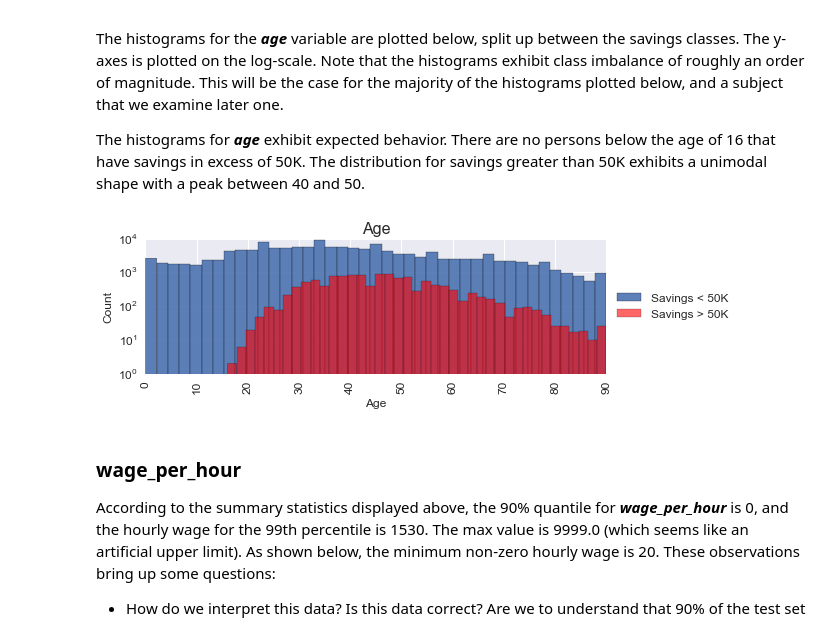
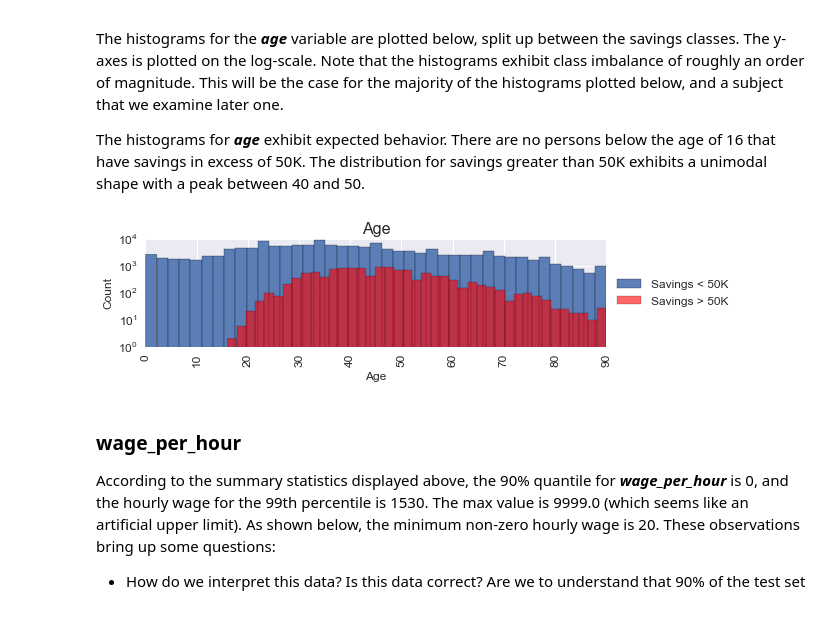
Before and after one commit to g-deoliveira/US-Census-Data-Project, a Jupyter notebook: Chapter 1 - Analysis of Training Data.ipynb, the cells around one changed output. Cells and saved outputs as stored; diff of their text form; code cells hidden in the pictures.

```diff
--- a/Chapter 1 - Analysis of Training Data.ipynb
+++ b/Chapter 1 - Analysis of Training Data.ipynb
@@ -101,7 +101,9 @@ the_columns  = [('age', 'continuous'),
             ('savings','target') # binary TARGET column with values '50000+.' and '- 50000.'
                ]
 # %%
-raw_data = pd.read_csv('us_census_full/census_income_learn.csv', names=[c[0] for c in the_columns], index_col=False)
+raw_data = pd.read_csv('us_census_full/census_income_learn.csv',
+                       names=[c[0] for c in the_columns],
+                       index_col=False)
 # %% [markdown]
 Because of this:
 > <i>The instance weight indicates the number of people in the population that each record represents due to stratified sampling. To do real analysis and derive conclusions, this field must be used. This attribute should *not* be used in the classifiers, so it is set to "ignore" in this file.
@@ -166,12 +170,14 @@ new shape = 152896, 41
 <li> Map the values in the ***sex*** column from Male/Female to 1/0.
 </ul>
 # %%
-raw_data['savings'] = raw_data['savings'].map(lambda x: 1 if str(x).strip() == '50000+.' else 0)
+raw_data['savings'] = raw_data['savings'].map(
+    lambda x: 1 if str(x).strip() == '50000+.' else 0)
 print raw_data['savings'].sum()
 # %% [output]
 12367
 # %%
-raw_data['sex'] = raw_data['sex'].map(lambda x: 1 if str(x).strip() == 'Male' else 0)
+raw_data['sex'] = raw_data['sex'].map(
+    lambda x: 1 if str(x).strip() == 'Male' else 0)
 print raw_data['sex'].sum()
 # %% [output]
 74190
@@ -182,7 +188,7 @@ no_savings = raw_data[raw_data['savings'] == 0]
 has_savings = raw_data[raw_data['savings'] == 1]
 
 # this function plots a histogram for a given column, split up by the target classes
-def plot_histograms(column, bins, xlabel, title=None, figsize=(8,2.5), legend_loc=None):
+def plot_histograms(column, xlabel, bins=41, title=None, figsize=(8,2), legend_loc=None):
     '''
     Graphs two histograms for a given column on a single plot:
     one histogram for savings less than 50K and another for savings greater than 50K.
@@ -192,8 +198,10 @@ def plot_histograms(column, bins, xlabel, title=None, figsize=(8,2.5), legend_lo
         title=xlabel
     fig=plt.figure(figsize=figsize);
     ax = fig.gca();
-    ax0 = no_savings.hist(column=column, by='savings', ax=ax, bins=bins, xlabelsize=12, ylabelsize=12, alpha=0.9);
-    ax1 = has_savings.hist(column=column, by='savings', ax=ax, bins=bins, color='red', alpha=0.6);
+    ax0 = no_savings.hist(column=column, by='savings', ax=ax, bins=bins,
+                          xlabelsize=12, ylabelsize=12, alpha=0.9);
+    ax1 = has_savings.hist(column=column, by='savings', ax=ax, bins=bins,
+                           color='red', alpha=0.6);
     ax.set_xlabel(xlabel, fontsize=12)
     ax.set_yscale('log')
     ax.set_ylim(bottom=1)
@@ -202,7 +210,8 @@ def plot_histograms(column, bins, xlabel, title=None, figsize=(8,2.5), legend_lo
     if legend_loc == 'in':
         ax.legend(('Savings < 50K', 'Savings > 50K'), fontsize=12);
     else:
-        ax.legend(('Savings < 50K', 'Savings > 50K'), fontsize=12, loc='center left', bbox_to_anchor=(1,0.5));
+        ax.legend(('Savings < 50K', 'Savings > 50K'), fontsize=12,
+                  loc='center left', bbox_to_anchor=(1,0.5));
     return ax
 # %% [markdown]
 ### Summary Statistics
@@ -225,9 +235,9 @@ The histograms for the ***age*** variable are plotted below, split up between th
 
 The histograms for ***age*** exhibit expected behavior. There are no persons below the age of 16 that have savings in excess of 50K. The distribution for savings greater than 50K exhibits a unimodal shape with a peak between 40 and 50.
 # %%
-ax = plot_histograms(column='age', xlabel='Age', bins=41);
+ax = plot_histograms(column='age', xlabel='Age');
 # %% [output]
-[figure, old version]
+[figure, new version]
 # %% [markdown]
 ### wage_per_hour
 According to the summary statistics displayed above, the 90% quantile for ***wage_per_hour*** is 0, and the hourly wage for the 99th percentile is 1530. The max value is 9999.0 (which seems like an artificial upper limit). As shown below, the minimum non-zero hourly wage is 20. These observations bring up some questions:
```
Also changed, not shown: parts of 40 cells of this notebook.
